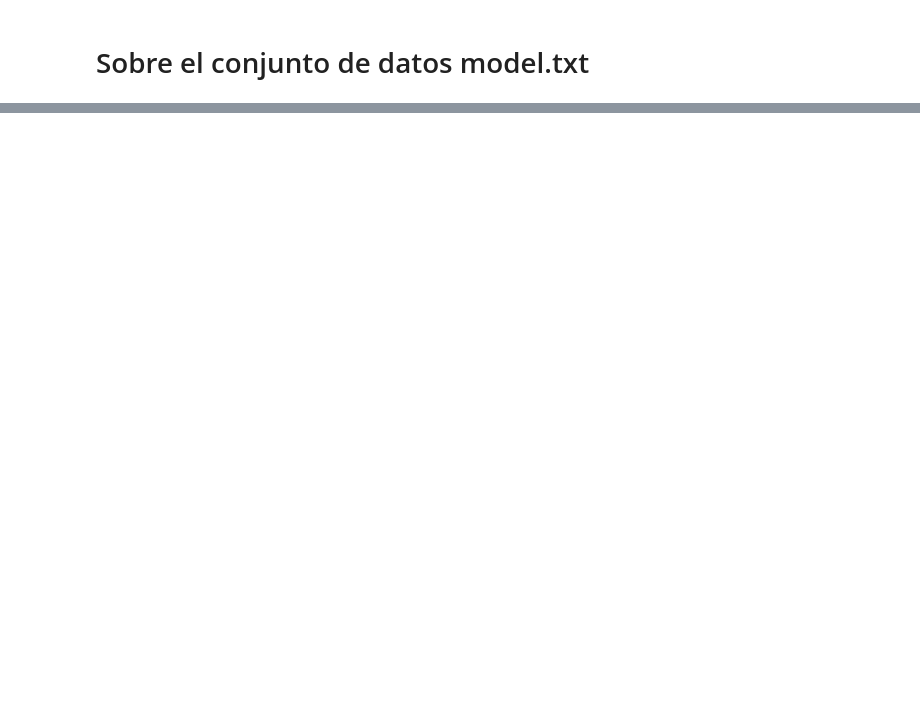
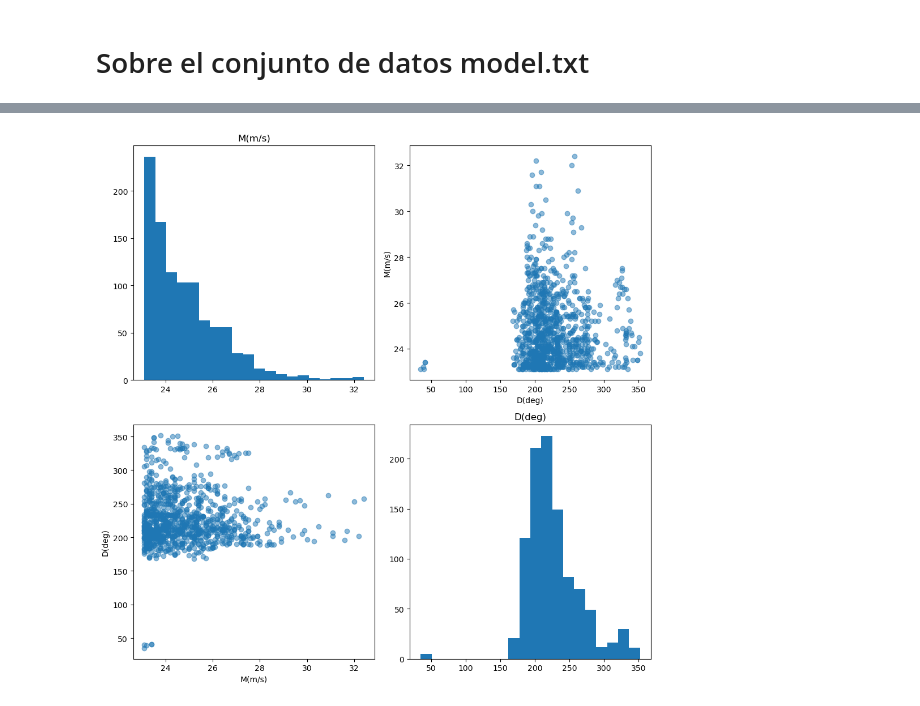
Before and after one commit to irisruip/Calculo_numerico, a Jupyter notebook: Evaluacion_4/Pandas.ipynb, the cells around one changed output, grey strips where cells are left out. Drawn from its saved outputs; the diff is of its cells as text; code cells hidden in the pictures; blank space fills up the shorter version.

```diff
--- a/Evaluacion_4/Pandas.ipynb
+++ b/Evaluacion_4/Pandas.ipynb
@@ -81,0 +30,39 @@ year
+# %%
+import pandas as pd
+import matplotlib.pyplot as plt
+
+# Cargar el conjunto de datos
+df = pd.read_table('model.txt', sep='\s+', skiprows=3)
+
+# Ordenar por la columna de velocidad del viento en orden descendente y seleccionar los primeros 1000 registros
+df_sorted = df.sort_values(by='M(m/s)', ascending=False).head(1000)
+
+# Crear la matriz de dispersión
+columns = ['M(m/s)', 'D(deg)']
+
+plt.figure(figsize=(10, 10))
+
+# Diagonal: Histogramas
+plt.subplot(2, 2, 1)
+plt.hist(df_sorted[columns[0]], bins=20)
+plt.title(columns[0])
+
+plt.subplot(2, 2, 4)
+plt.hist(df_sorted[columns[1]], bins=20)
+plt.title(columns[1])
+
+# Fuera de la diagonal: Gráficos de dispersión
+plt.subplot(2, 2, 2)
+plt.scatter(df_sorted[columns[1]], df_sorted[columns[0]], alpha=0.5)
+plt.xlabel(columns[1])
+plt.ylabel(columns[0])
+
+plt.subplot(2, 2, 3)
+plt.scatter(df_sorted[columns[0]], df_sorted[columns[1]], alpha=0.5)
+plt.xlabel(columns[0])
+plt.ylabel(columns[1])
+
+plt.tight_layout()
+plt.show()
+# %% [output]
+[figure, added]
```
Also changed, not shown: parts of 9 cells of this notebook.
